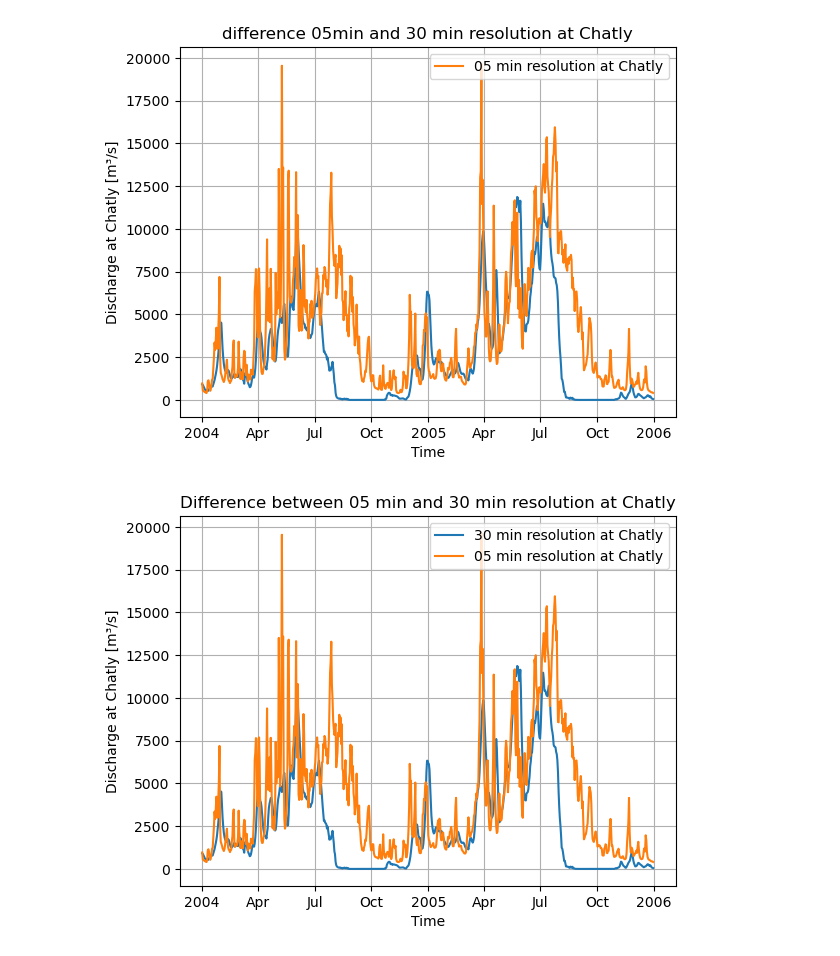
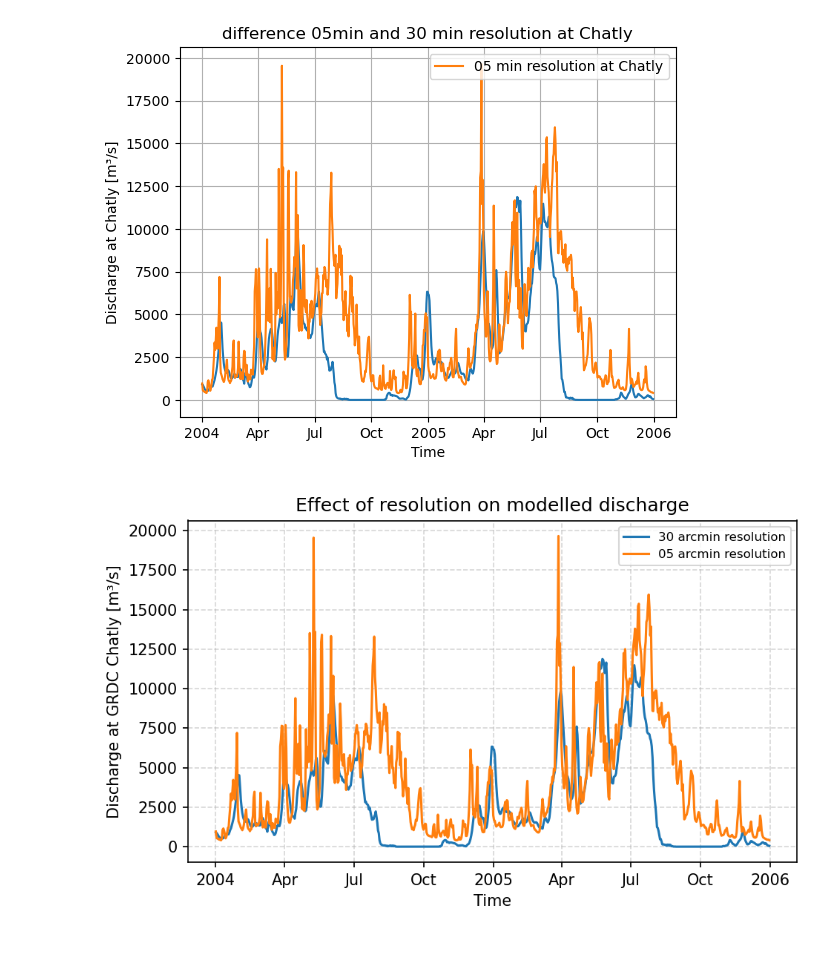
Before and after one commit to andrevdv/MSc_AralSea, a Jupyter notebook: book/thesis_projects/MSc/2025_Q1_AndreVanDerVeen_CEG/work_in_progress/notebooks/analysis/comparison_05min_30min_pcrglobwb.ipynb, the cells around one changed output. Drawn from its saved outputs; the diff is of its cells as text; code cells hidden in the pictures.

Commit message:
updated figure

```diff
--- a/book/thesis_projects/MSc/2025_Q1_AndreVanDerVeen_CEG/work_in_progress/notebooks/analysis/comparison_05min_30min_pcrglobwb.ipynb
+++ b/book/thesis_projects/MSc/2025_Q1_AndreVanDerVeen_CEG/work_in_progress/notebooks/analysis/comparison_05min_30min_pcrglobwb.ipynb
@@ -80,22 +84,25 @@ plt.show()
 # %% [output]
 [figure]
 # %%
-# Plot the xarray slice (with label)
-da_slice.plot(label='30 min resolution at Chatly')
+plt.figure(figsize=(6.5, 4.0), dpi=150)
 
-# Plot the pandas subset (2004–2005)
+
+da_slice.plot(label='30 arcmin resolution')
+
 subset = results_2004_05.loc['2004':'2005']
-plt.plot(subset.index, subset['Chatly'], label='05 min resolution at Chatly')
+plt.plot(subset.index, subset['Chatly'], label='05 arcmin resolution')
 
-# Formatting
-plt.title('Difference between 05 min and 30 min resolution at Chatly')
+plt.title('Effect of resolution on modelled discharge')
 plt.xlabel('Time')
-plt.ylabel('Discharge at Chatly [m³/s]')
-plt.legend()
-plt.grid(True)
+plt.ylabel('Discharge at GRDC Chatly [m³/s]')
+plt.legend(fontsize=8)
+plt.grid(True, linestyle='--', alpha=0.5)
+
+plt.tight_layout()
+plt.savefig("../../outputs/figures/resolution_effect.png", dpi=300)
 plt.show()
 # %% [output]
-[figure, old version]
+[figure, new version]
 # %%
 # %% [output]
 <xarray.Dataset> Size: 223kB
```
Also changed, not shown: parts of 1 cell of this notebook.
